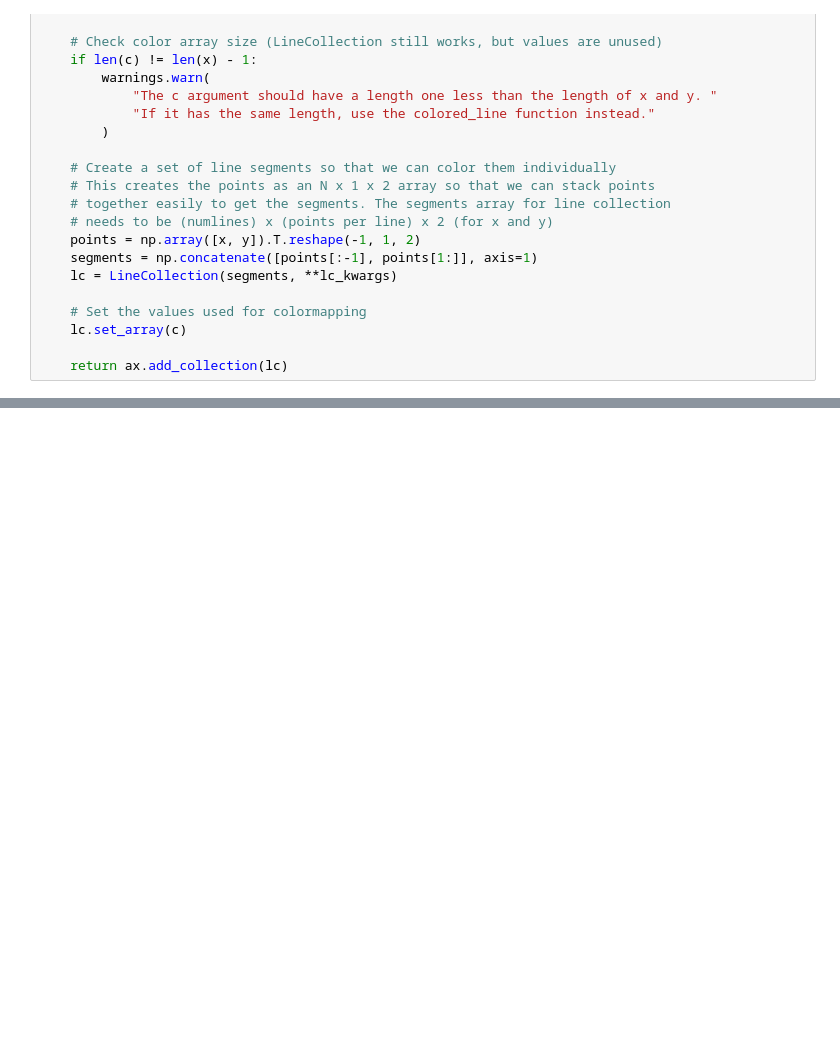
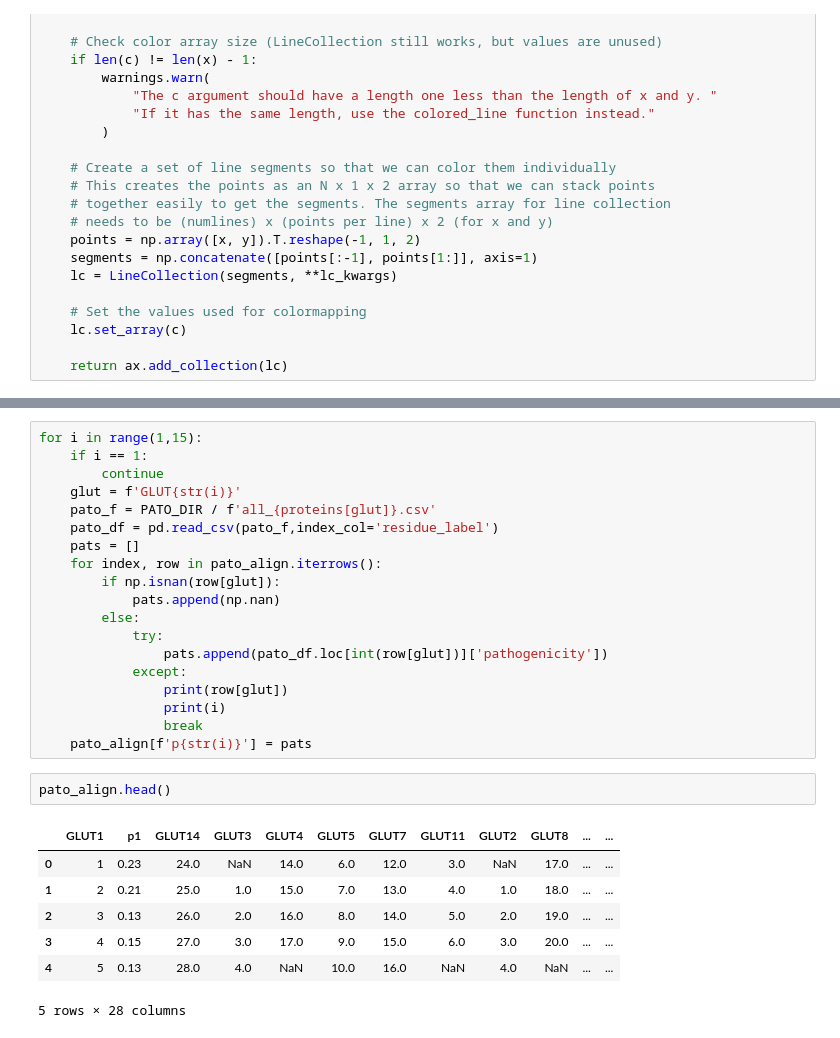
Before and after one commit to DominikMartinat/GLUT_pathogenicity_analysis, a Jupyter notebook: align.ipynb, the cells around one changed output, grey strips where cells are left out. Cells and saved outputs as stored; diff of their text form; blank space fills up the shorter version.

```diff
--- a/align.ipynb
+++ b/align.ipynb
@@ -201,0 +245,29 @@ plt.show()
+# %%
+for i in range(1,15):
+    if i == 1:
+        continue
+    glut = f'GLUT{str(i)}'
+    pato_f = PATO_DIR / f'all_{proteins[glut]}.csv'
+    pato_df = pd.read_csv(pato_f,index_col='residue_label')
+    pats = []
+    for index, row in pato_align.iterrows():
+        if np.isnan(row[glut]):
+            pats.append(np.nan)
+        else:
+            try:
+                pats.append(pato_df.loc[int(row[glut])]['pathogenicity'])
+            except:
+                print(row[glut])
+                print(i)
+                break
+    pato_align[f'p{str(i)}'] = pats
+# %%
+pato_align.head()
+# %% [output]
+|  | GLUT1 | p1 | GLUT14 | GLUT3 | GLUT4 | GLUT5 | GLUT7 | GLUT11 | GLUT2 | GLUT8 | ... | ... |
+| 0 | 1 | 0.23 | 24.0 | NaN | 14.0 | 6.0 | 12.0 | 3.0 | NaN | 17.0 | ... | ... |
+| 1 | 2 | 0.21 | 25.0 | 1.0 | 15.0 | 7.0 | 13.0 | 4.0 | 1.0 | 18.0 | ... | ... |
+| 2 | 3 | 0.13 | 26.0 | 2.0 | 16.0 | 8.0 | 14.0 | 5.0 | 2.0 | 19.0 | ... | ... |
+| 3 | 4 | 0.15 | 27.0 | 3.0 | 17.0 | 9.0 | 15.0 | 6.0 | 3.0 | 20.0 | ... | ... |
+| 4 | 5 | 0.13 | 28.0 | 4.0 | NaN | 10.0 | 16.0 | NaN | 4.0 | NaN | ... | ... |
+5 rows × 28 columns
```
Also changed, not shown: parts of 15 cells of this notebook, 14 other files.
